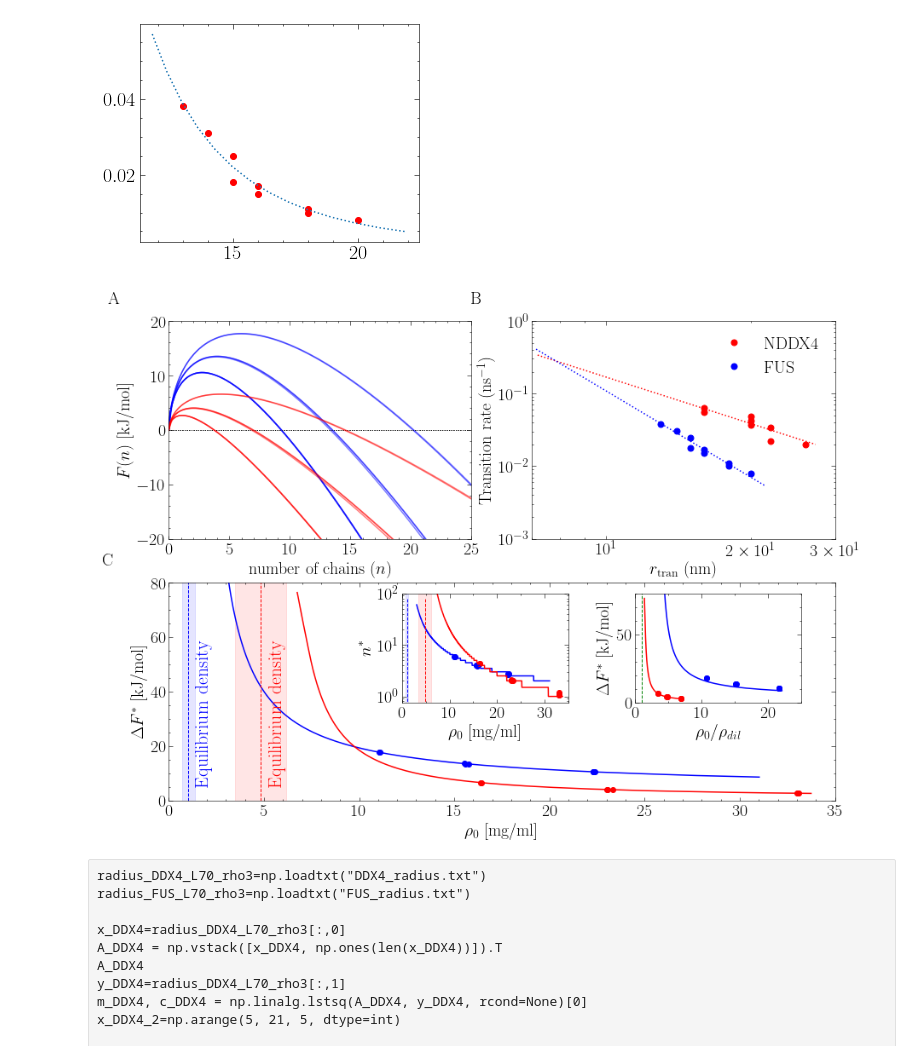
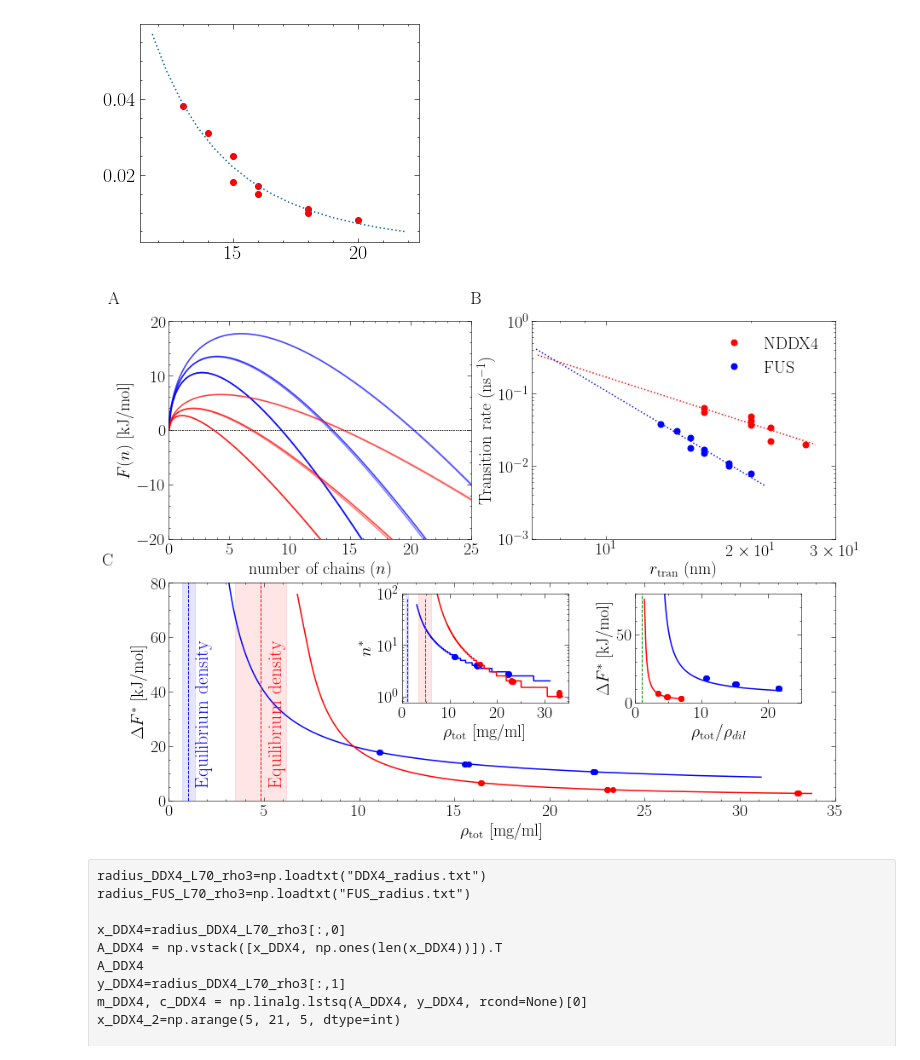
Before and after one commit to mme-ucl/confined_LLPS, a Jupyter notebook: confined_CG_simulations/FES_fitting_MLM_2.ipynb, the cells around one changed output. Cells and saved outputs as stored; diff of their text form; code cells hidden in the pictures.

```diff
--- a/confined_CG_simulations/FES_fitting_MLM_2.ipynb
+++ b/confined_CG_simulations/FES_fitting_MLM_2.ipynb
@@ -411,20 +414,20 @@ sub1.set_xlabel('number of chains ($n$)')
 sub1.set_ylabel('$F(n)$ [kJ/mol]')
 sub2.set_xlabel(r'$R_\mathrm{transition}$ (nm)')
 sub2.set_ylabel('Transition rate (ns$^{-1}$)')
-sub3.set_xlabel('$\\rho_\mathrm{0}$ [mg/ml]')
+sub3.set_xlabel('$\\rho_\mathrm{tot}$ [mg/ml]')
 sub3.set_ylabel('$\\Delta{F}^*$ [kJ/mol]')
 
 ## insets
 ax3 = plt.axes([1,1,1,1])
 ip2 = InsetPosition(sub3, [0.35,0.45,0.25,0.5])
 ax3.set_axes_locator(ip2)
-ax3.set_xlabel('$\\rho_\mathrm{0}$ [mg/ml]')
+ax3.set_xlabel('$\\rho_\mathrm{tot}$ [mg/ml]')
 ax3.set_ylabel('$n^*$')
 
 ax4 = plt.axes([1,1,1,1])
 ip2 = InsetPosition(sub3, [0.7,0.45,0.25,0.5])
 ax4.set_axes_locator(ip2)
-ax4.set_xlabel('$\\rho_\mathrm{0}/\\rho_{dil}$')
+ax4.set_xlabel('$\\rho_\mathrm{tot}/\\rho_{dil}$')
 ax4.set_ylabel('$\\Delta{F}^*$ [kJ/mol]')
 
 ## label
@@ -598,20 +601,20 @@ sub1.set_xlabel('number of chains ($n$)')
 sub1.set_ylabel('$F(n)$ [kJ/mol]')
 sub2.set_xlabel(r'$r_\mathrm{tran}$ (nm)')
 sub2.set_ylabel('Transition rate (ns$^{-1}$)')
-sub3.set_xlabel('$\\rho_\mathrm{0}$ [mg/ml]')
+sub3.set_xlabel('$\\rho_\mathrm{tot}$ [mg/ml]')
 sub3.set_ylabel('$\\Delta{F}^*$ [kJ/mol]')
 
 ## insets
 ax3 = plt.axes([1,1,1,1])
 ip2 = InsetPosition(sub3, [0.35,0.45,0.25,0.5])
 ax3.set_axes_locator(ip2)
-ax3.set_xlabel('$\\rho_\mathrm{0}$ [mg/ml]')
+ax3.set_xlabel('$\\rho_\mathrm{tot}$ [mg/ml]')
 ax3.set_ylabel('$n^*$')
 
 ax4 = plt.axes([1,1,1,1])
 ip2 = InsetPosition(sub3, [0.7,0.45,0.25,0.5])
 ax4.set_axes_locator(ip2)
-ax4.set_xlabel('$\\rho_\mathrm{0}/\\rho_{dil}$')
+ax4.set_xlabel('$\\rho_\mathrm{tot}/\\rho_{dil}$')
 ax4.set_ylabel('$\\Delta{F}^*$ [kJ/mol]')
 
 ## label
@@ -744,34 +747,34 @@ ax3.add_patch(Rectangle((LD_DDX_estimate-LD_DDX_err, 0), 2*LD_DDX_err, 100,color
 ax3.add_patch(Rectangle((LD_FUS_estimate-LD_FUS_err, 0), 2*LD_FUS_err, 100,color='blue',alpha=0.1))
 ax3.set_yscale("log")
 ax3.set_ylim([0,100])
 ax3.set_xticks([0, 10, 20, 30])
 ax3.xaxis.set_minor_locator(AutoMinorLocator(2))
 
 #plot equilibrium density estimate with confidence interval
 sub3.plot([LD_FUS_estimate, LD_FUS_estimate],[0, 80],'--b',Linewidth=1.0)
 sub3.plot([LD_DDX_estimate, LD_DDX_estimate],[0, 80],'--r',Linewidth=1.0)
 sub3.add_patch(Rectangle((LD_DDX_estimate-LD_DDX_err, 0), 2*LD_DDX_err, 100,color='red',alpha=0.1))
 sub3.add_patch(Rectangle((LD_FUS_estimate-LD_FUS_err, 0), 2*LD_FUS_err, 100,color='blue',alpha=0.1))
 sub3.set_ylim([0,80])
 
 ####plot sencond inset
 ax4.plot(P0*ml_nm3*weightFUS/kT/LD_FUS_estimate,DFFUS,'b')
 ax4.plot(P0*ml_nm3*weightDDX/kT/LD_DDX_estimate,DFDDX,'r')
 ax4.set_ylim(0,80)
 ax4.set_xticks([0, 10, 20])
 ax4.xaxis.set_minor_locator(AutoMinorLocator(2))
 ax4.plot([1,1],[0, 100],'--',color="green",Linewidth=1.0)
 
 #############################################
 sub3.text(0.15, 0.4, "Equilibrium density", transform=sub3.transAxes, fontsize=22,verticalalignment='center',
           bbox=None,rotation=90,color="red")
 sub3.text(0.04, 0.4, "Equilibrium density", transform=sub3.transAxes, fontsize=22,verticalalignment='center',
           bbox=None,rotation=90,color="blue")
 #############################################
 # Save it!
 plt.savefig('FES_2', dpi=600, bbox_inches='tight');
 # %% [output]
-[figure, old version]
+[figure, new version]
 # %% [raw]
 radius_DDX4_L70_rho3=np.loadtxt("DDX4_radius.txt")
 radius_FUS_L70_rho3=np.loadtxt("FUS_radius.txt")
```
Also changed, not shown: parts of 7 cells of this notebook.
